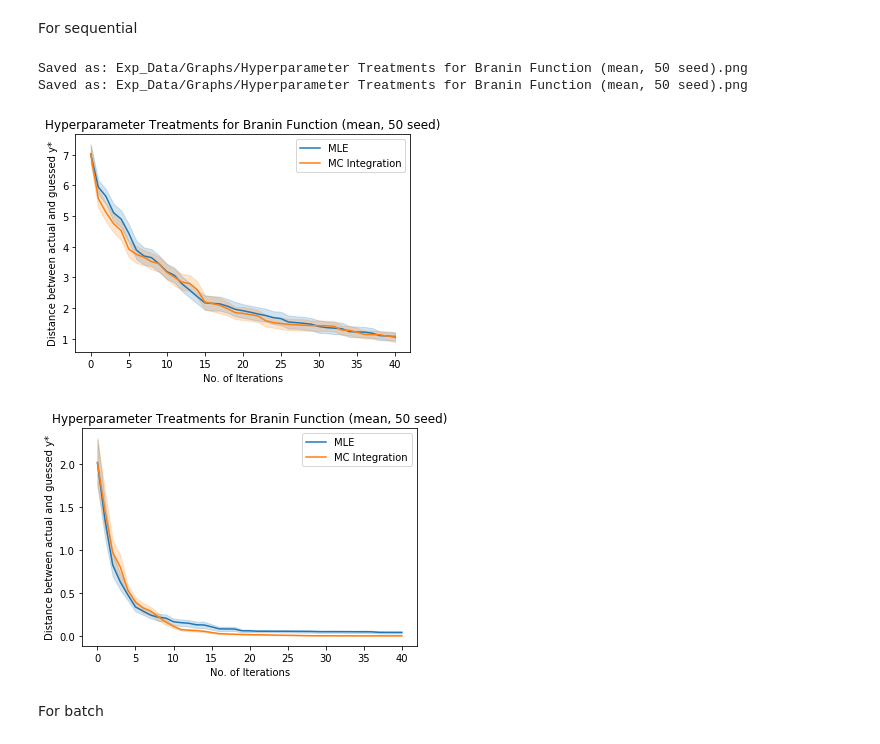
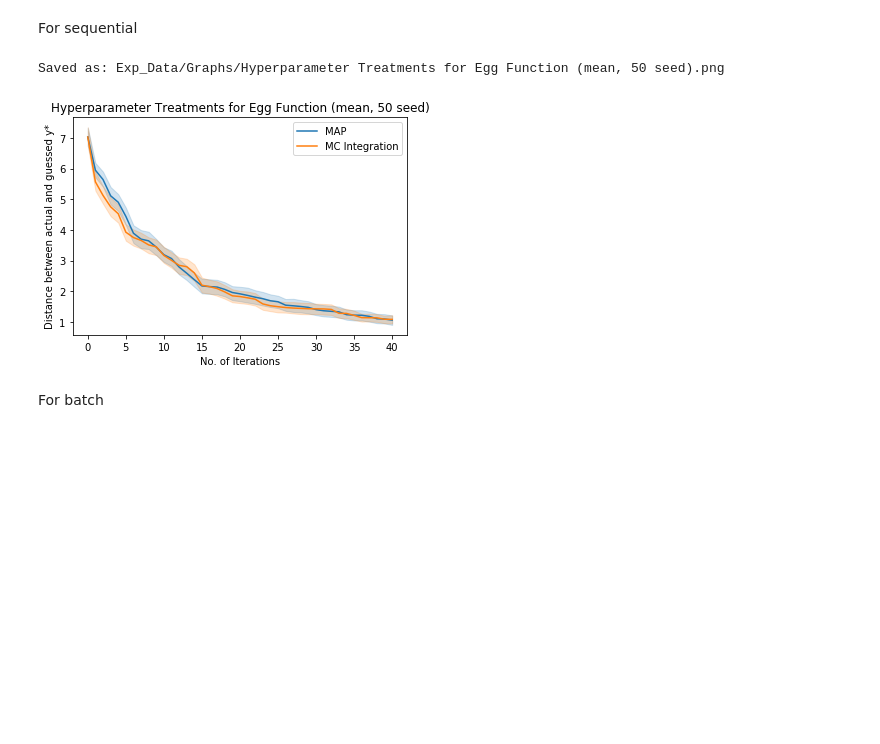
Before and after one commit to jamjs98764/Parallel-Bayesian-Optimisation, a Jupyter notebook: FITBO_GPy_FITBOMM_only/Error vs Iterations.ipynb, the cells around one changed output. Drawn from its saved outputs; the diff is of its cells as text; code cells hidden in the pictures; blank space fills up the shorter version.

```diff
--- a/FITBO_GPy_FITBOMM_only/Error vs Iterations.ipynb
+++ b/FITBO_GPy_FITBOMM_only/Error vs Iterations.ipynb
@@ -228,7 +228,7 @@ def error_vs_iterations_MLE(func = "egg", seed_size = 2, metrics = "IR", batch =
     df = np_to_df(results)
     return df
 # %%
-funcs = ["branin"]
+funcs = ["egg"]
 save_file = True
 seed_size = 50
 # %% [markdown]
@@ -236,33 +236,31 @@ For sequential
 # %%
 for func in funcs:
     plt.figure()
 
     seq_results_mle = error_vs_iterations_MLE(batch = False, metrics = "IR", func = func, \
                                                              batch_size = 1, seed_size = seed_size)
     seq_results = error_vs_iterations_v2(batch = False, metrics = "IR", func = func, \
                                                              batch_size = 1, seed_size = seed_size)
     fig = sns.lineplot(x = 'iters', y = 'values', data = seq_results_mle, err_style = "band", \
-                                           label = "MLE", estimator = "mean", ci = 68)
+                                           label = "MAP", estimator = "mean", ci = 68)
     fig = sns.lineplot(x = 'iters', y = 'values', data = seq_results, err_style = "band", \
                                                label = "MC Integration", estimator = "mean", ci = 68)
 
-    graph_title = "Hyperparameter Treatments for Branin Function (mean, " + str(seed_size) + " seed)"
+    graph_title = "Hyperparameter Treatments for Egg Function (mean, " + str(seed_size) + " seed)"
     fig.set(xlabel = "No. of Iterations", ylabel = "Distance between actual and guessed y*", title = graph_title)
     save_path = "Exp_Data/Graphs/" + graph_title + ".png"
     fig2 = fig.get_figure()
 
     if save_file:
         print("Saved as: " + save_path)
 
         if os.path.isfile(save_path): # Remove old files as matplotlib does not overwrite
             os.remove(save_path)
 
         fig2.savefig(save_path)
 # %% [output]
-Saved as: Exp_Data/Graphs/Hyperparameter Treatments for Branin Function (mean, 50 seed).png
-Saved as: Exp_Data/Graphs/Hyperparameter Treatments for Branin Function (mean, 50 seed).png
+Saved as: Exp_Data/Graphs/Hyperparameter Treatments for Egg Function (mean, 50 seed).png
-[figure, old version]
+[figure, new version]
-[figure, removed]
 # %% [markdown]
 For batch
 # %%
```
Also changed, not shown: 8 other files.
